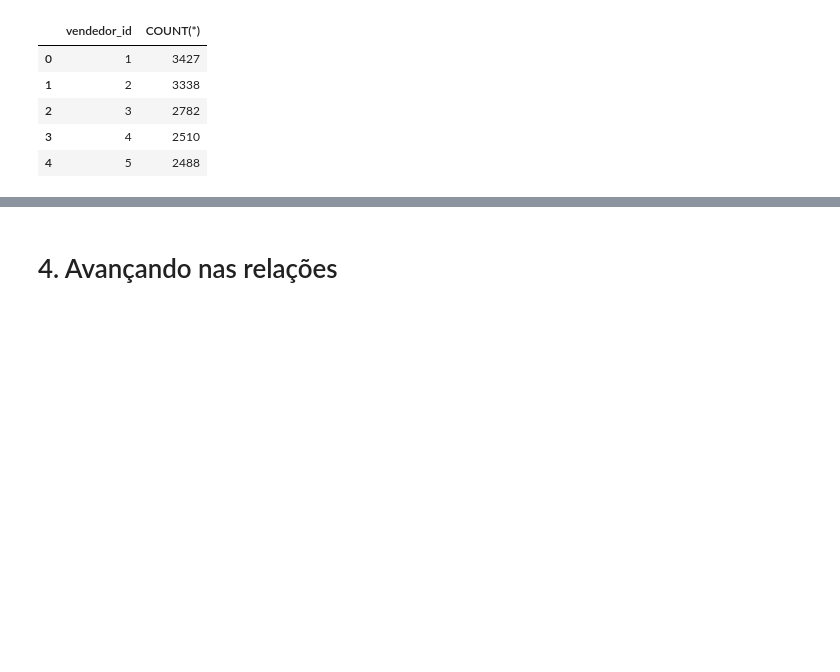
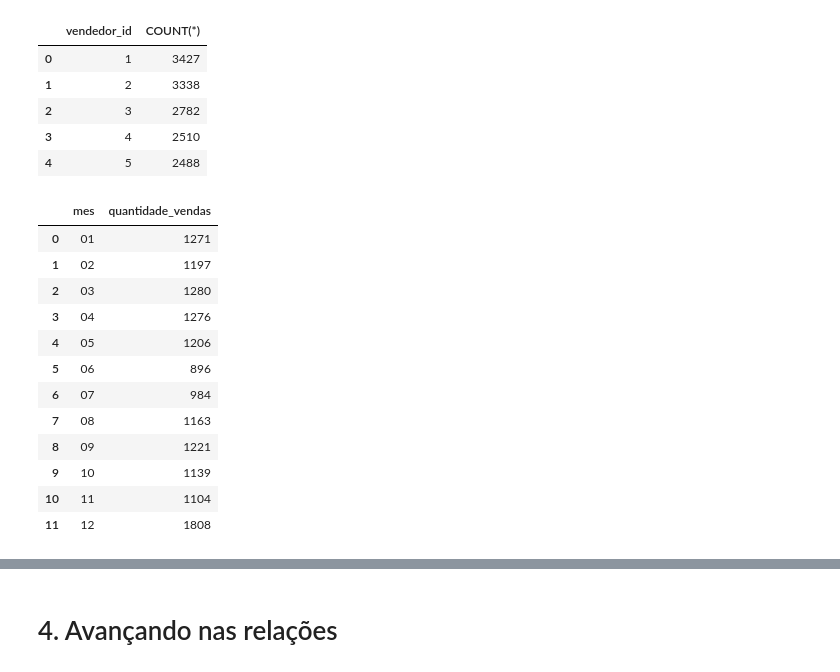
Before and after one commit to renatamontanhana/Python_e_SQL, a Jupyter notebook: Notebook_SQL_e_Python.ipynb, the cells around one changed output, grey strips where cells are left out. Cells and saved outputs as stored; diff of their text form; code cells hidden in the pictures; blank space fills up the shorter version.

```diff
--- a/Notebook_SQL_e_Python.ipynb
+++ b/Notebook_SQL_e_Python.ipynb
@@ -236,3 +236,37 @@ sql_df(query)
 | 2 | 3 | 2782 |
 | 3 | 4 | 2510 |
 | 4 | 5 | 2488 |
+# %%
+## Selecionar dados do ano de 2019
+query = '''
+SELECT strftime('%m', data_compra) AS mes, COUNT(*) AS quantidade_vendas
+FROM pedidos
+WHERE strftime('%Y', data_compra) = '2019'
+GROUP BY mes;
+'''
+vendas_19 = sql_df(query)
+vendas_19
+
+## Selecionar dados do ano de 2020
+query = '''
+SELECT strftime('%m', data_compra) AS mes, COUNT(*) AS quantidade_vendas
+FROM pedidos
+WHERE strftime('%Y', data_compra) = '2020'
+GROUP BY mes;
+'''
+vendas_20 = sql_df(query)
+vendas_20
+# %% [output]
+|  | mes | quantidade_vendas |
+| 0 | 01 | 1271 |
+| 1 | 02 | 1197 |
+| 2 | 03 | 1280 |
+| 3 | 04 | 1276 |
+| 4 | 05 | 1206 |
+| 5 | 06 | 896 |
+| 6 | 07 | 984 |
+| 7 | 08 | 1163 |
+| 8 | 09 | 1221 |
+| 9 | 10 | 1139 |
+| 10 | 11 | 1104 |
+| 11 | 12 | 1808 |
```
Also changed, not shown: parts of 1 cell of this notebook.
